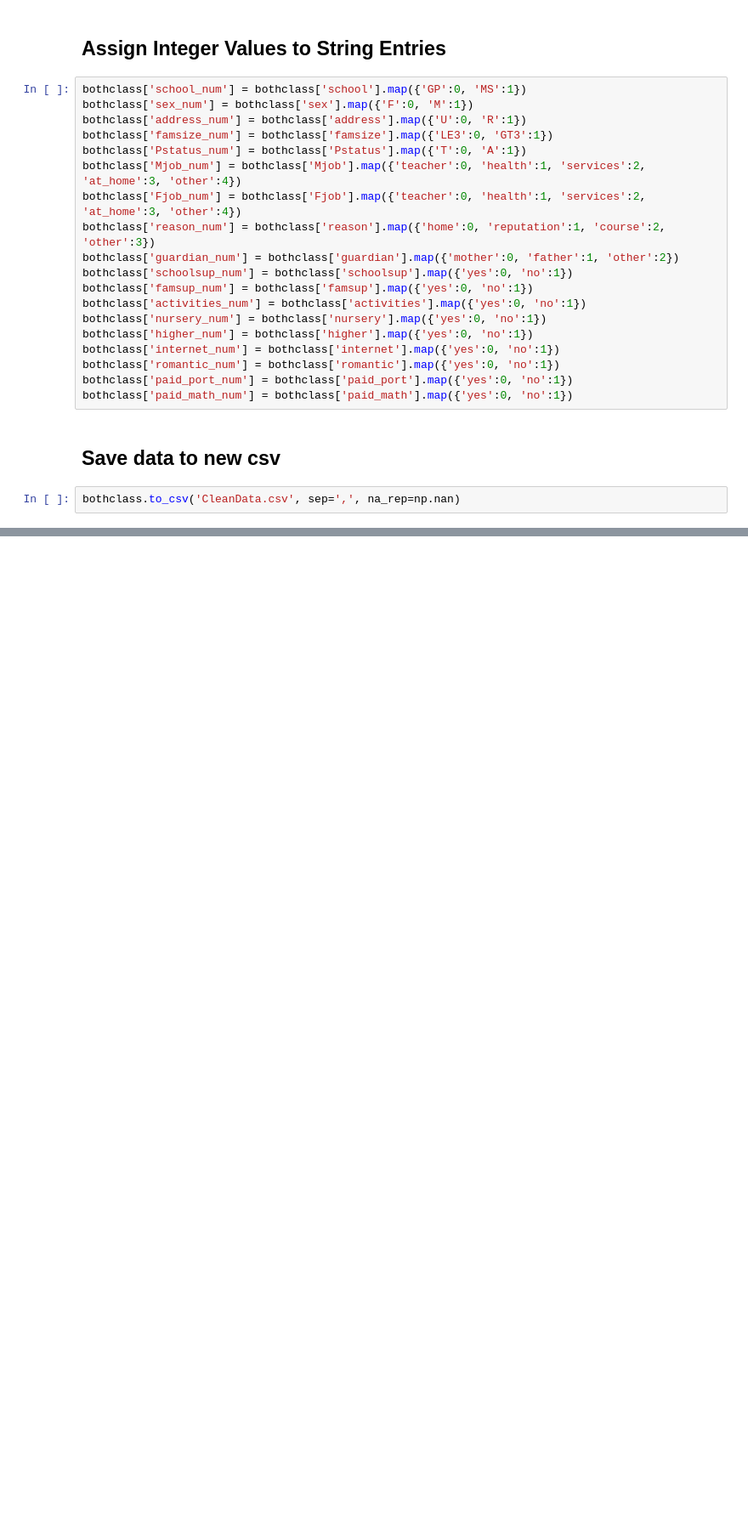
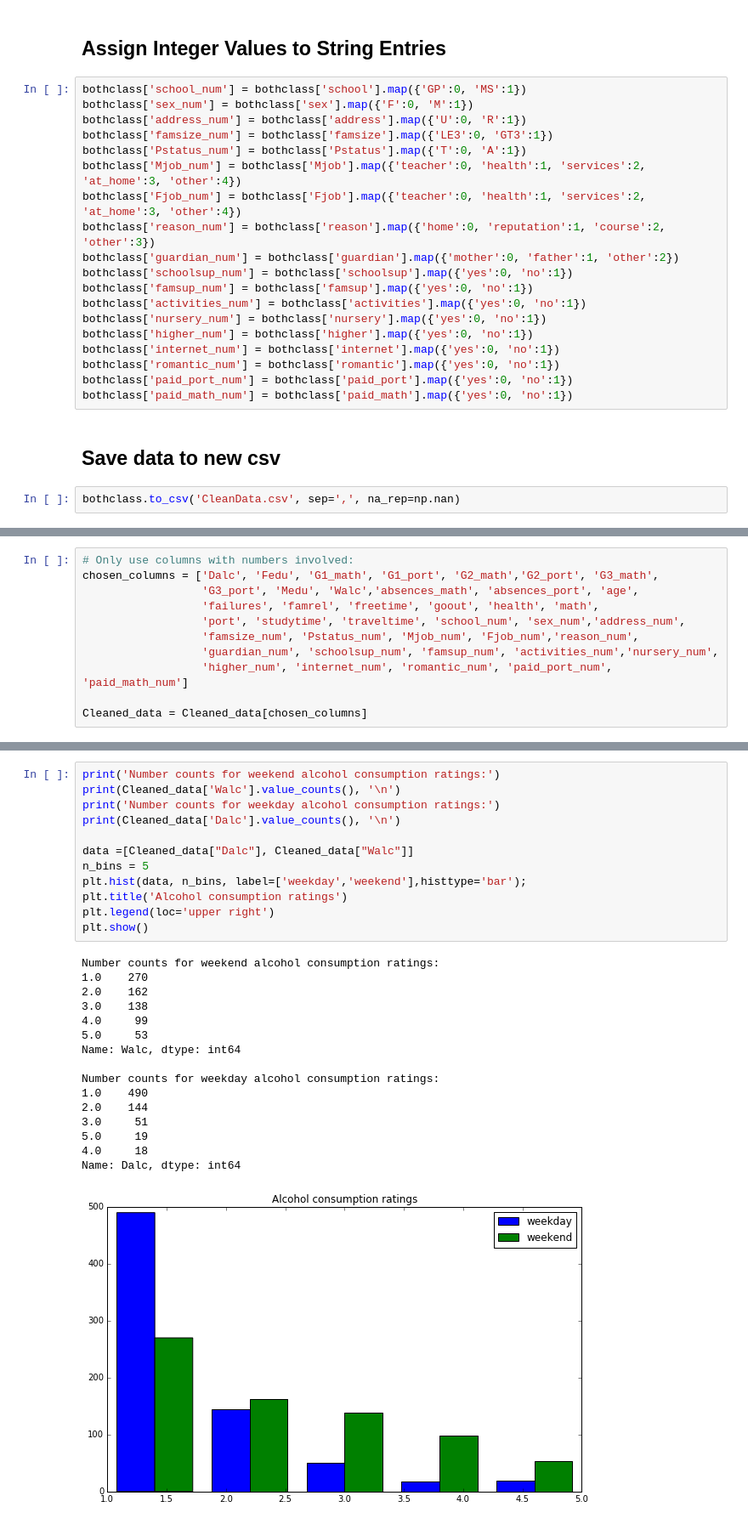
Before and after one commit to fagan2888/DataSci_Final_Project, a Jupyter notebook: Milestone/Milestone.ipynb, the cells around one changed output, grey strips where cells are left out. Shown: that part at 85% size. Saved outputs shown, nothing was run; the diff lists cells and outputs as text; blank space fills up the shorter version.

```diff
--- a/Milestone/Milestone.ipynb
+++ b/Milestone/Milestone.ipynb
@@ -242,0 +317,11 @@ bothclass.to_csv('CleanData.csv', sep=',', na_rep=np.nan)
+# %%
+# Only use columns with numbers involved:
+chosen_columns = ['Dalc', 'Fedu', 'G1_math', 'G1_port', 'G2_math','G2_port', 'G3_math',
+                  'G3_port', 'Medu', 'Walc','absences_math', 'absences_port', 'age',
+                  'failures', 'famrel', 'freetime', 'goout', 'health', 'math',
+                  'port', 'studytime', 'traveltime', 'school_num', 'sex_num','address_num',
+                  'famsize_num', 'Pstatus_num', 'Mjob_num', 'Fjob_num','reason_num',
+                  'guardian_num', 'schoolsup_num', 'famsup_num', 'activities_num','nursery_num',
+                  'higher_num', 'internet_num', 'romantic_num', 'paid_port_num', 'paid_math_num']
+
+Cleaned_data = Cleaned_data[chosen_columns]
@@ -242,0 +350,29 @@ bothclass.to_csv('CleanData.csv', sep=',', na_rep=np.nan)
+# %%
+print('Number counts for weekend alcohol consumption ratings:')
+print(Cleaned_data['Walc'].value_counts(), '\n')
+print('Number counts for weekday alcohol consumption ratings:')
+print(Cleaned_data['Dalc'].value_counts(), '\n')
+
+data =[Cleaned_data["Dalc"], Cleaned_data["Walc"]]
+n_bins = 5
+plt.hist(data, n_bins, label=['weekday','weekend'],histtype='bar');
+plt.title('Alcohol consumption ratings')
+plt.legend(loc='upper right')
+plt.show()
+# %% [output]
+Number counts for weekend alcohol consumption ratings:
+1.0    270
+2.0    162
+3.0    138
+4.0     99
+5.0     53
+Name: Walc, dtype: int64
+
+Number counts for weekday alcohol consumption ratings:
+1.0    490
+2.0    144
+3.0     51
+5.0     19
+4.0     18
+Name: Dalc, dtype: int64
+[figure, added]
```
Also changed, not shown: parts of 25 cells of this notebook.
